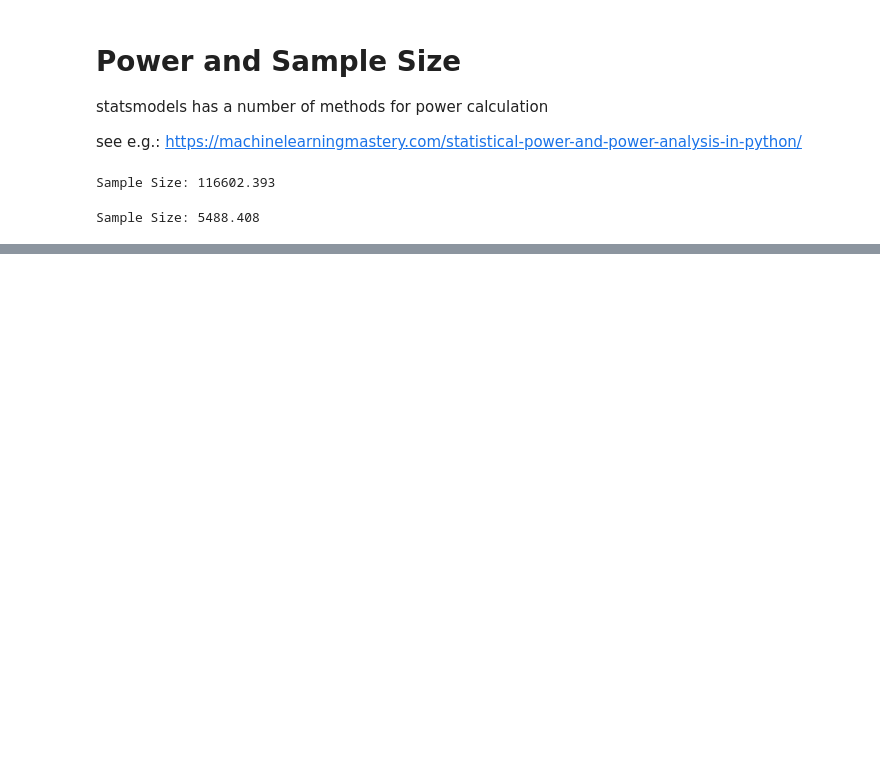
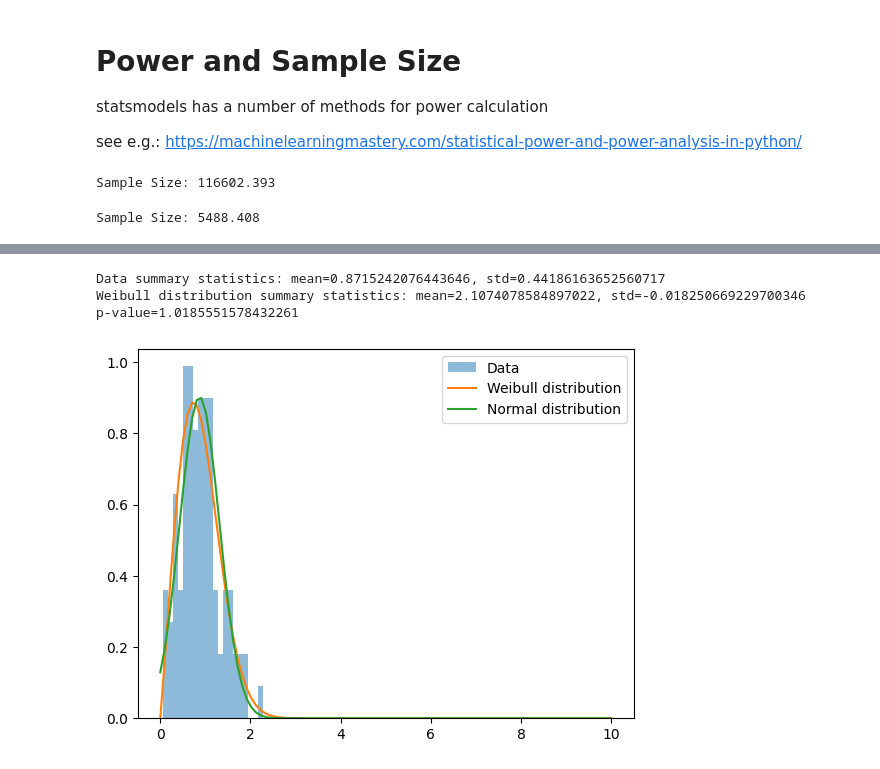
Before and after one commit to Egeekle/Estadistica-para-Ciencia-de-Datos, a Jupyter notebook: python/notebooks/Chapter 3 - Statistical Experiments and Significance Testing.ipynb, the cells around one changed output, grey strips where cells are left out. Drawn from its saved outputs; the diff is of its cells as text; code cells hidden in the pictures; blank space fills up the shorter version.

```diff
--- a/python/notebooks/Chapter 3 - Statistical Experiments and Significance Testing.ipynb
+++ b/python/notebooks/Chapter 3 - Statistical Experiments and Significance Testing.ipynb
@@ -470,0 +589,39 @@ Sample Size: 5488.408
+# %%
+import numpy as np
+import scipy.stats as stats
+
+# Generate some random data from a Weibull distribution
+data = np.random.weibull(2, size=100)
+
+# Fit a Weibull distribution to the data using MLE
+params = stats.weibull_min.fit(data)
+
+# Calculate summary statistics for the data and the fitted distribution
+mean_data = np.mean(data)
+std_data = np.std(data)
+mean_weibull = params[0]
+std_weibull = params[1]
+
+print(f"Data summary statistics: mean={mean_data}, std={std_data}")
+print(f"Weibull distribution summary statistics: mean={mean_weibull}, std={std_weibull}")
+
+# Calculate the p-value of a hypothesis test
+h0 = stats.weibull_min(params[0])
+p_value = h0.pdf(data).sum() / stats.norm.pdf(data, loc=mean_data, scale=std_data).sum()
+print(f"p-value={p_value}")
+
+# Plot the data and the fitted distribution
+import matplotlib.pyplot as plt
+from scipy.stats import norm
+
+x = np.linspace(0, 10, 100)
+plt.hist(data, bins=20, density=True, alpha=0.5, label="Data")
+plt.plot(x, h0.pdf(x), label="Weibull distribution")
+plt.plot(x, norm.pdf(x, loc=mean_data, scale=std_data), label="Normal distribution")
+plt.legend()
+plt.show()
+# %% [output]
+Data summary statistics: mean=0.8715242076443646, std=0.44186163652560717
+Weibull distribution summary statistics: mean=2.1074078584897022, std=-0.018250669229700346
+p-value=1.0185551578432261
+[figure, added]
```
Also changed, not shown: parts of 7 cells of this notebook.
